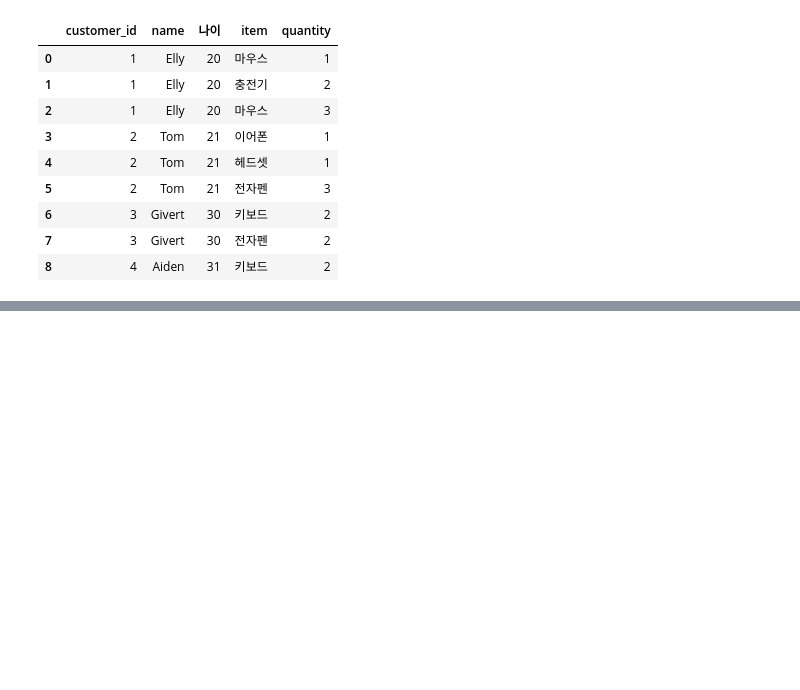
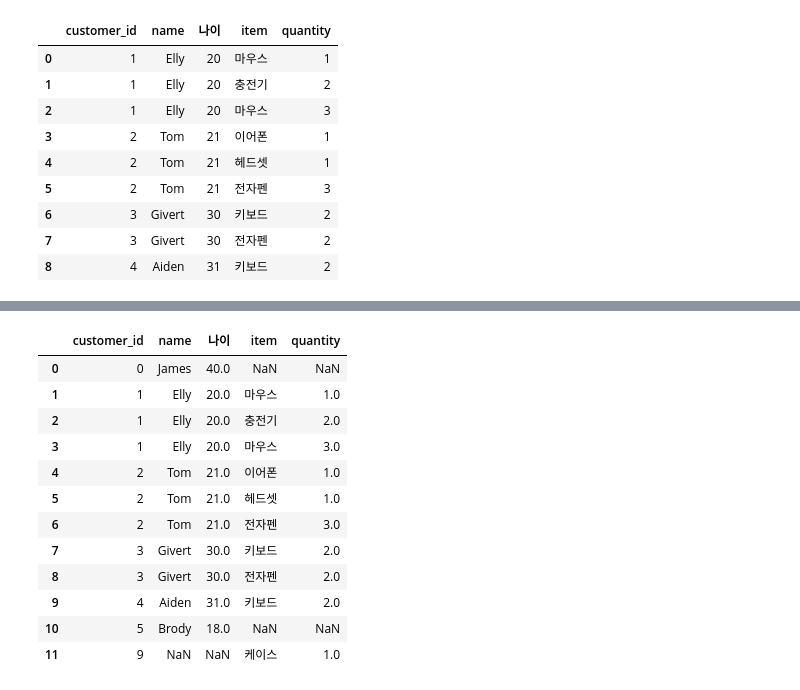
Before and after one commit to rintle/AICE, a Jupyter notebook: Chap4.ipynb, the cells around one changed output, grey strips where cells are left out. Cells and saved outputs as stored; diff of their text form; code cells hidden in the pictures; blank space fills up the shorter version.

```diff
--- a/Chap4.ipynb
+++ b/Chap4.ipynb
@@ -866,0 +909,16 @@ pd.merge(customer,orders, on='customer_id')
+# %%
+pd.merge(customer, orders, on='customer_id', how='outer')
+# %% [output]
+|  | customer_id | name | 나이 | item | quantity |
+| 0 | 0 | James | 40.0 | NaN | NaN |
+| 1 | 1 | Elly | 20.0 | 마우스 | 1.0 |
+| 2 | 1 | Elly | 20.0 | 충전기 | 2.0 |
+| 3 | 1 | Elly | 20.0 | 마우스 | 3.0 |
+| 4 | 2 | Tom | 21.0 | 이어폰 | 1.0 |
+| 5 | 2 | Tom | 21.0 | 헤드셋 | 1.0 |
+| 6 | 2 | Tom | 21.0 | 전자펜 | 3.0 |
+| 7 | 3 | Givert | 30.0 | 키보드 | 2.0 |
+| 8 | 3 | Givert | 30.0 | 전자펜 | 2.0 |
+| 9 | 4 | Aiden | 31.0 | 키보드 | 2.0 |
+| 10 | 5 | Brody | 18.0 | NaN | NaN |
+| 11 | 9 | NaN | NaN | 케이스 | 1.0 |
```
Also changed, not shown: parts of 17 cells of this notebook, 1 other file.
